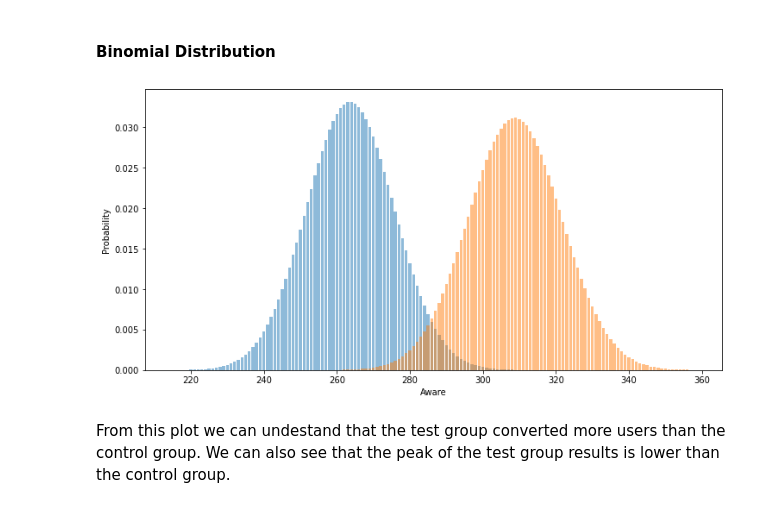
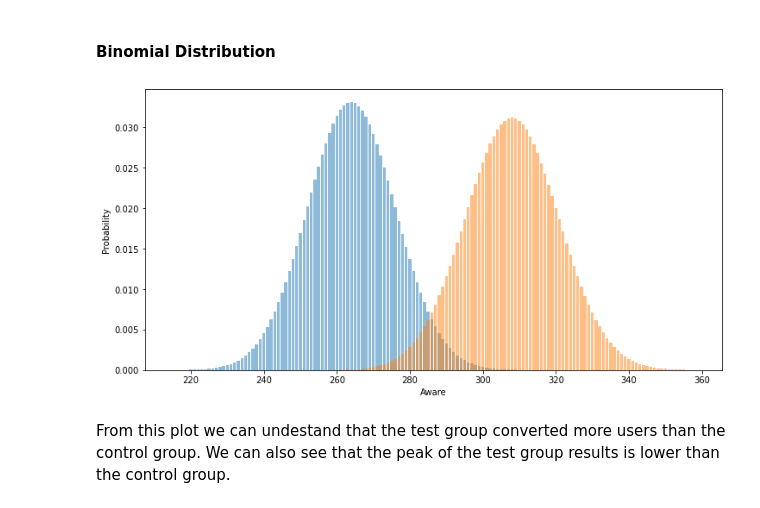
Before and after one commit to bkget/SmartAd-Performance-Aanalysis, a Jupyter notebook: notebooks/classical_AB_testing.ipynb, the cells around one changed output. Cells and saved outputs as stored; diff of their text form; code cells hidden in the pictures.

```diff
--- a/notebooks/classical_AB_testing.ipynb
+++ b/notebooks/classical_AB_testing.ipynb
@@ -97,4 +85,0 @@ Since we have users who donot participate on the experiment let us remove them f
-# %%
-indexNames = data[(data['yes'] == 0) & (data['no'] == 0)].index
-# Delete these row indexes from dataFrame
-data.drop(indexNames , inplace=True)
@@ -116,6 +90,6 @@ data[['yes','no']].value_counts().plot(kind='bar',color='orange')
 # %%
 # Select columns for our analysis
 
-check_exp_df = data[['auction_id', 'experiment', 'yes', 'no']]
+check_exp_df = data[['auction_id', 'experiment', 'aware']]
 check_exp_df.shape
 # %% [output]
@@ -123,7 +97 @@ check_exp_df.shape
-# %%
-check_exp_df['aware'] = 0
-check_exp_df.loc[check_exp_df['yes'] == 1, 'aware'] = 1
-check_exp_df.loc[check_exp_df['yes'] == 0, 'aware'] = 0
-check_exp_df.drop(columns=['yes', 'no'], inplace=True)
-check_exp_df = check_exp_df.set_index('auction_id')
 # %%
@@ -165,8 +135,10 @@ The conversion rate difference between the two groups is 1.82%. Eventhough this
 # Initializing variables based on data
 # Where C stands for Control, E stands for Exposed and cr stands for Conversation rate
 
-C_aware = 264; C_total = 586; C_cr = 0.45
-E_aware = 308; E_total = 657; E_cr = 0.47
+C_aware = summary_df['aware']['control']
+E_aware = summary_df['aware']['exposed']
+C_total = summary_df['total']['control']
+E_total = summary_df['total']['exposed']
 # %%
 # Control group distribution with probability of getting the result from our exposed group
 
@@ -180,10 +152,10 @@ The distribution for the control group is shown in blue and the result from the
 # %%
 # Comparison of control and exposed groups distribution against each other
 # by plotting the test group results as a binomial distribution
 
-DP.cont_exp_distribution(C_aware, E_aware, C_total, E_total, C_cr, E_cr)
+DP.cont_exp_distribution(C_aware, E_aware, C_total, E_total, cont_rate, exp_rate)
 # %% [output]
-[figure, old version]
+[figure, new version]
 # %% [markdown]
 From this plot we can undestand that the test group converted more users than the control group. We can also see that the peak of the test group results is lower than the control group.
 # %% [markdown]
```
Also changed, not shown: parts of 20 cells of this notebook.
